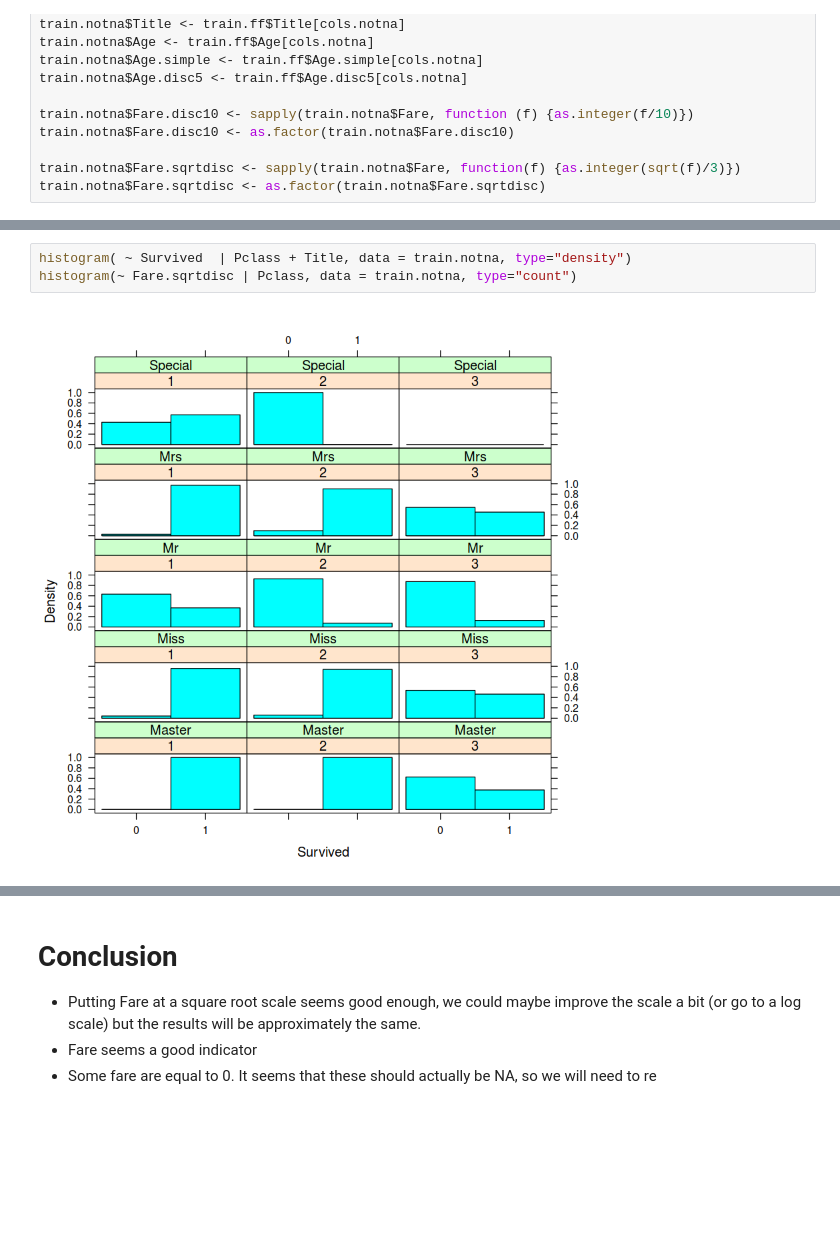
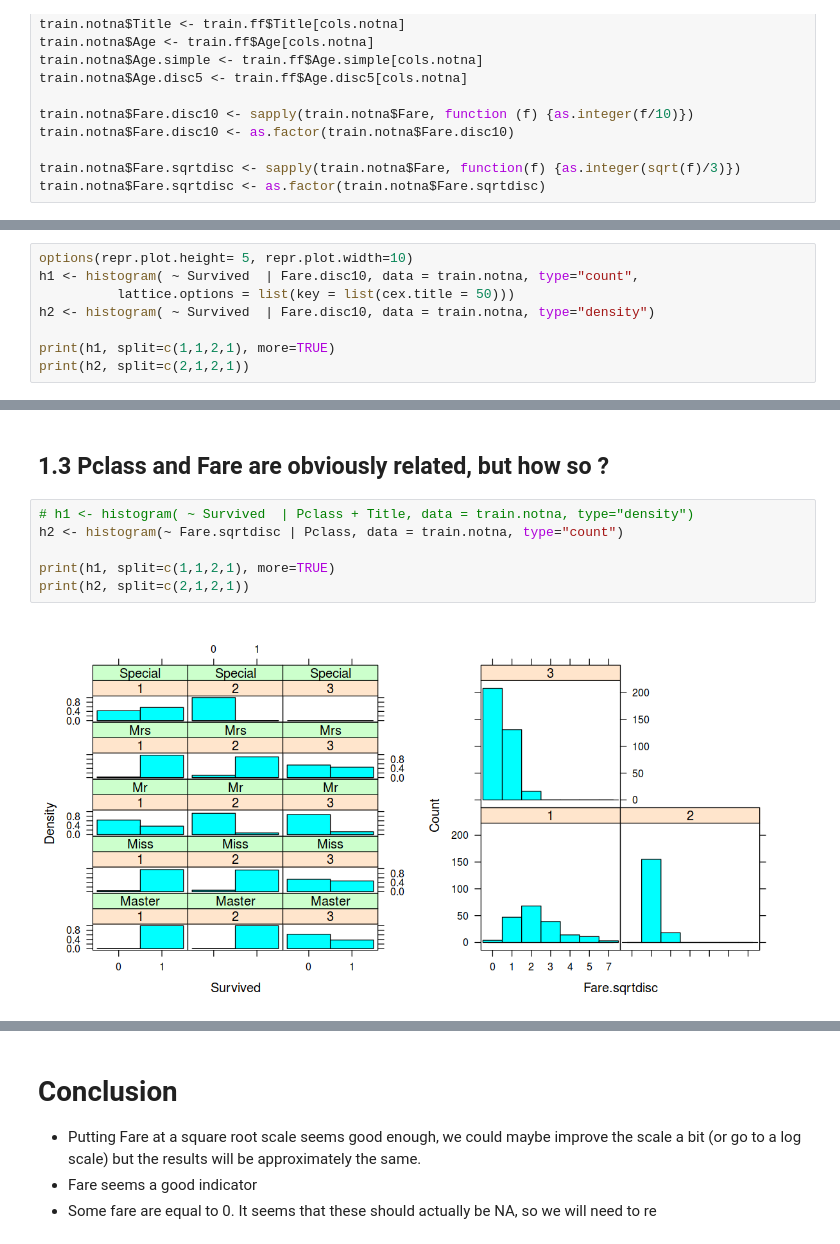
Before and after one commit to sapristi/ML, a Jupyter notebook: experiments/titanic_challenge/fare_exploration.ipynb, the cells around one changed output, grey strips where cells are left out. Drawn from its saved outputs; the diff is of its cells as text; blank space fills up the shorter version.

```diff
--- a/experiments/titanic_challenge/fare_exploration.ipynb
+++ b/experiments/titanic_challenge/fare_exploration.ipynb
@@ -37,0 +58,8 @@ histogram(~Fare | Survived , data = train.notna, type="count")
+# %%
+options(repr.plot.height= 5, repr.plot.width=10)
+h1 <- histogram( ~ Survived  | Fare.disc10, data = train.notna, type="count",
+          lattice.options = list(key = list(cex.title = 50)))
+h2 <- histogram( ~ Survived  | Fare.disc10, data = train.notna, type="density")
+
+print(h1, split=c(1,1,2,1), more=TRUE)
+print(h2, split=c(2,1,2,1))
@@ -52,5 +103,10 @@ histogram( ~ Survived  | Fare.sqrtdisc + Title, data = train.notna, type="densit
+# %% [markdown]
+## 1.3 Pclass and Fare are obviously related, but how so ?
 # %%
-histogram( ~ Survived  | Pclass + Title, data = train.notna, type="density")
-histogram(~ Fare.sqrtdisc | Pclass, data = train.notna, type="count")
+# h1 <- histogram( ~ Survived  | Pclass + Title, data = train.notna, type="density")
+h2 <- histogram(~ Fare.sqrtdisc | Pclass, data = train.notna, type="count")
+
+print(h1, split=c(1,1,2,1), more=TRUE)
+print(h2, split=c(2,1,2,1))
 # %% [output]
-[figure, old version]
+[figure, new version]
```
Also changed, not shown: parts of 18 cells of this notebook.
